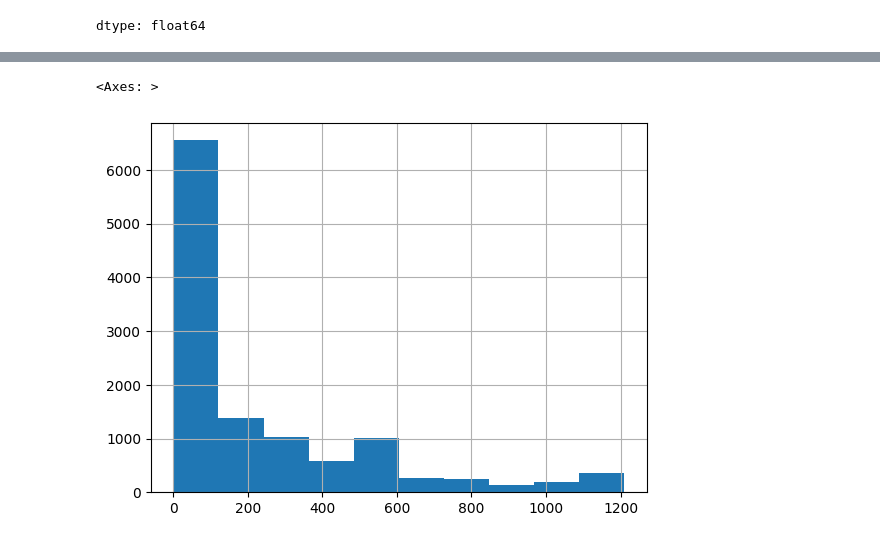
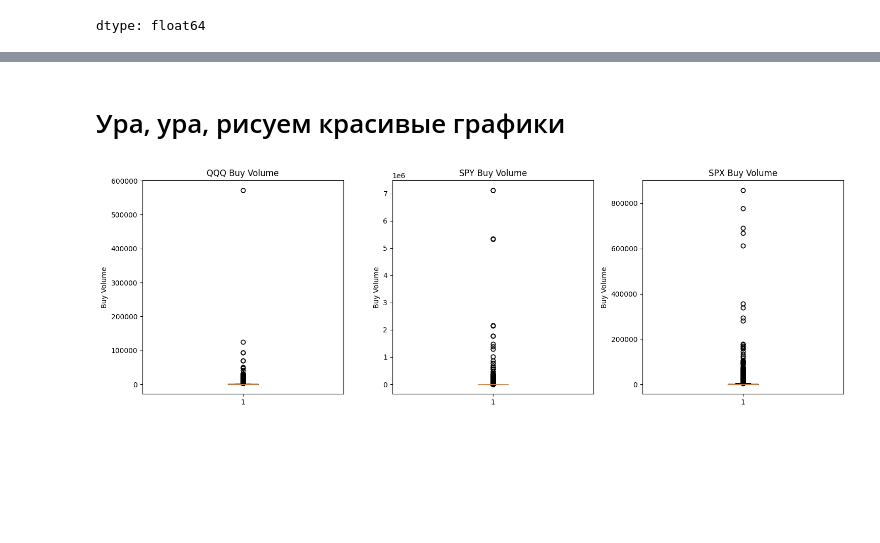
Before and after one commit to cakewinner/AnDan---Options_analisys, a Jupyter notebook: Options.ipynb, the cells around one changed output, grey strips where cells are left out. Cells and saved outputs as stored; diff of their text form; code cells hidden in the pictures; blank space fills up the shorter version.

```diff
--- a/Options.ipynb
+++ b/Options.ipynb
@@ -93,10 +112,10 @@ df_options['ticker'].value_counts().head(5)
 dtype: int64
 # %%
 # Оставляем 3 самых значимых по вкладу тикера
-df_options = df_options[df_options['ticker'].isin(['SPY', 'SPX', 'QQQ'])]
+ticker_names = ('SPY', 'SPX', 'QQQ')
+df_options = df_options[df_options['ticker'].isin(ticker_names)]
 # %%
 # Добавляем один час к времени, чтобы иметь возможность в будущем сравнивать
 # одновременные торги на Чикагской бирже опционов (UTC -6)
 # и торги акций на бирже в Нью-Йорке (UTC -5)
-df_options['transact_time'] = df_options['transact_time'] +\
- pd.Timedelta(hours=1)
+df_options['transact_time'] = df_options['transact_time'] + pd.Timedelta(hours=1)
@@ -109,6 +134,6 @@ df_options.drop(columns=['index'], inplace=True)
 # %%
-df_options['time_before_expire_date'] = df_options['expire_date'] -\
-df_options['transact_time'].apply(lambda x: x.floor('min'))
+df_options['days_before_expire_date'] = df_options['expire_date'] -\
+df_options['transact_time'].apply(lambda x: x.floor('d'))
 # %%
 # Найдем объем в долларах купленных опционов
 df_options['buy_volume'] = df_options['price'] * df_options['size']
@@ -137,7 +152,0 @@ df_options.head()
-# %%
-#Построение графика плотности распределения объемов торгов по индексам
-df_options['buy_volume'][df_options['buy_volume'] <\
-                         df_options['buy_volume'].quantile(0.75)].hist()
-# %% [output]
-<Axes: >
-[figure, removed]
@@ -143,0 +159,27 @@ df_options['buy_volume'][df_options['buy_volume'] <\
+# %% [markdown]
+# Ура, ура, рисуем красивые графики
+# %%
+# let's create our color styles
+our_colors = ['#F3E8FF', '#DCFCE7', '#FFEDD5', '#9333EA', '#16A34A', '#EA580C']
+# %%
+fig, axes = plt.subplots(1, 3, figsize=(15, 5))
+
+# Boxplot для QQQ
+axes[0].boxplot(df_options[df_options['ticker'] == 'QQQ']['buy_volume'], vert=True, patch_artist=True, boxprops=dict(facecolor=our_colors[0]))
+axes[0].set_title('QQQ Buy Volume')
+axes[0].set_ylabel('Buy Volume')
+
+# Boxplot для SPY
+axes[1].boxplot(df_options[df_options['ticker'] == 'SPY']['buy_volume'], vert=True, patch_artist=True, boxprops=dict(facecolor=our_colors[1]))
+axes[1].set_title('SPY Buy Volume')
+axes[1].set_ylabel('Buy Volume')
+
+# Boxplot для SPX
+axes[2].boxplot(df_options[df_options['ticker'] == 'SPX']['buy_volume'], vert=True, patch_artist=True, boxprops=dict(facecolor=our_colors[2]))
+axes[2].set_title('SPX Buy Volume')
+axes[2].set_ylabel('Buy Volume')
+
+plt.tight_layout()
+plt.show()
+# %% [output]
+[figure, added]
```
Also changed, not shown: parts of 28 cells of this notebook, 2 other files.
